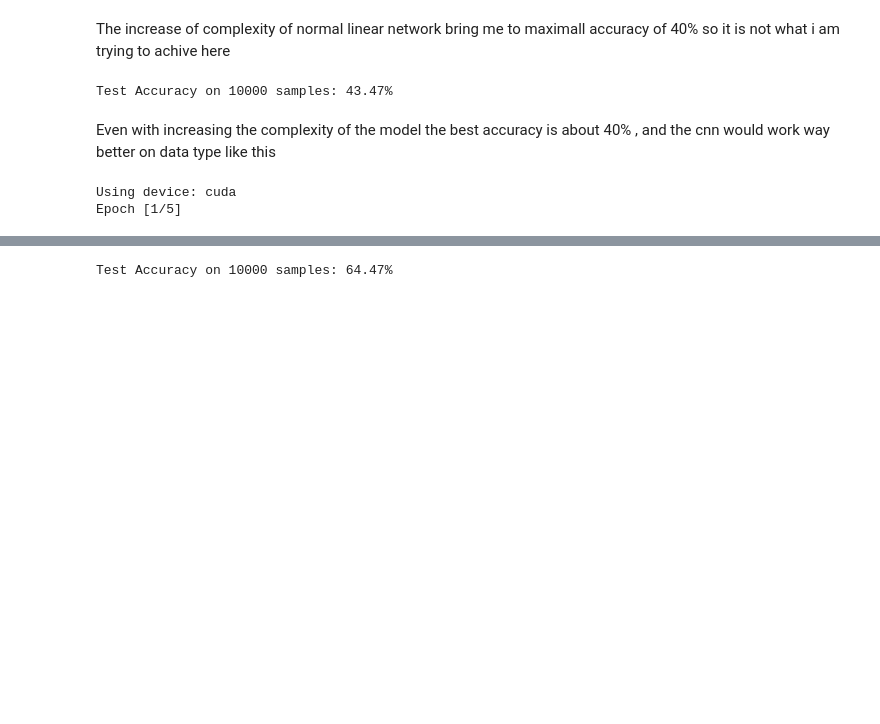
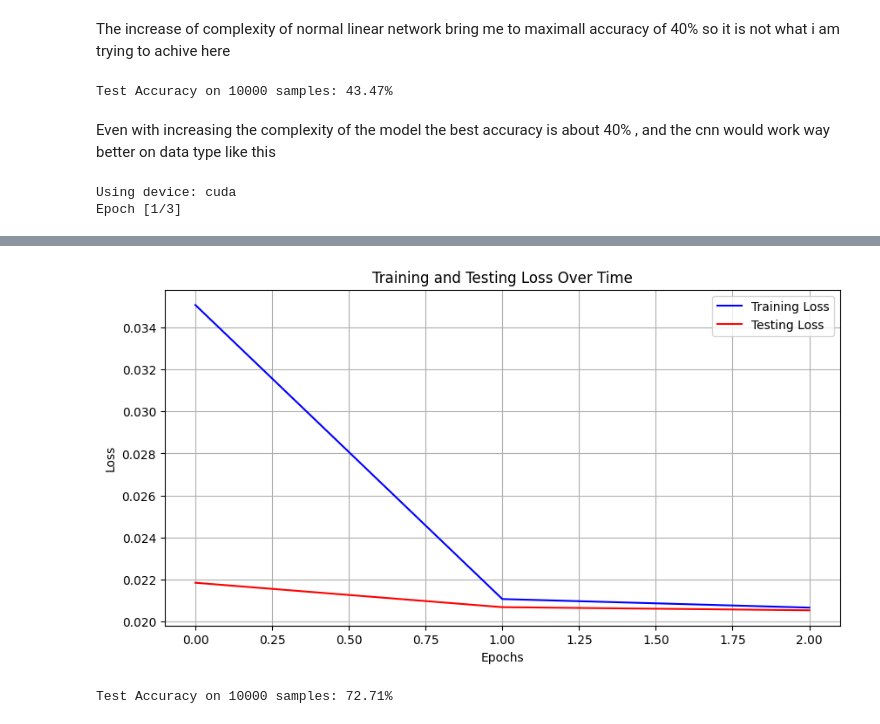
Before and after one commit to firiusz123/SudokuDeepNET, a Jupyter notebook: sudokuNET.ipynb, the cells around one changed output, grey strips where cells are left out. Drawn from its saved outputs; the diff is of its cells as text; code cells hidden in the pictures; blank space fills up the shorter version.

```diff
--- a/sudokuNET.ipynb
+++ b/sudokuNET.ipynb
@@ -525,7 +525,7 @@ train_losses = []
 test_losses = []
 
 # Training and Testing loop with loading bar and loss visualization
-num_epochs = 5
+num_epochs = 3
 for epoch in range(num_epochs):
     print(f'Epoch [{epoch+1}/{num_epochs}]')
 
@@ -585,4 +585,4 @@ plt.grid(True)
 plt.show()
 # %% [output]
 Using device: cuda
-Epoch [1/5]
+Epoch [1/3]
@@ -590,3 +594,4 @@ KeyboardInterrupt:
+[figure, added]
 # %%
 import torch
 import torch.nn as nn
@@ -639,6 +644,6 @@ test_loader = DataLoader(test_dataset, batch_size=10000, shuffle=True)
 # Assuming your model is already trained, now test it
 test_accuracy = test_model(model, test_loader, n_samples_to_test, device)
 # %% [output]
-Test Accuracy on 10000 samples: 64.47%
+Test Accuracy on 10000 samples: 72.71%
 # %%
 torch.save(model.state_dict(), 'SudokuCNN1.pth')
```
Also changed, not shown: parts of 1 cell of this notebook, 4 other files.
